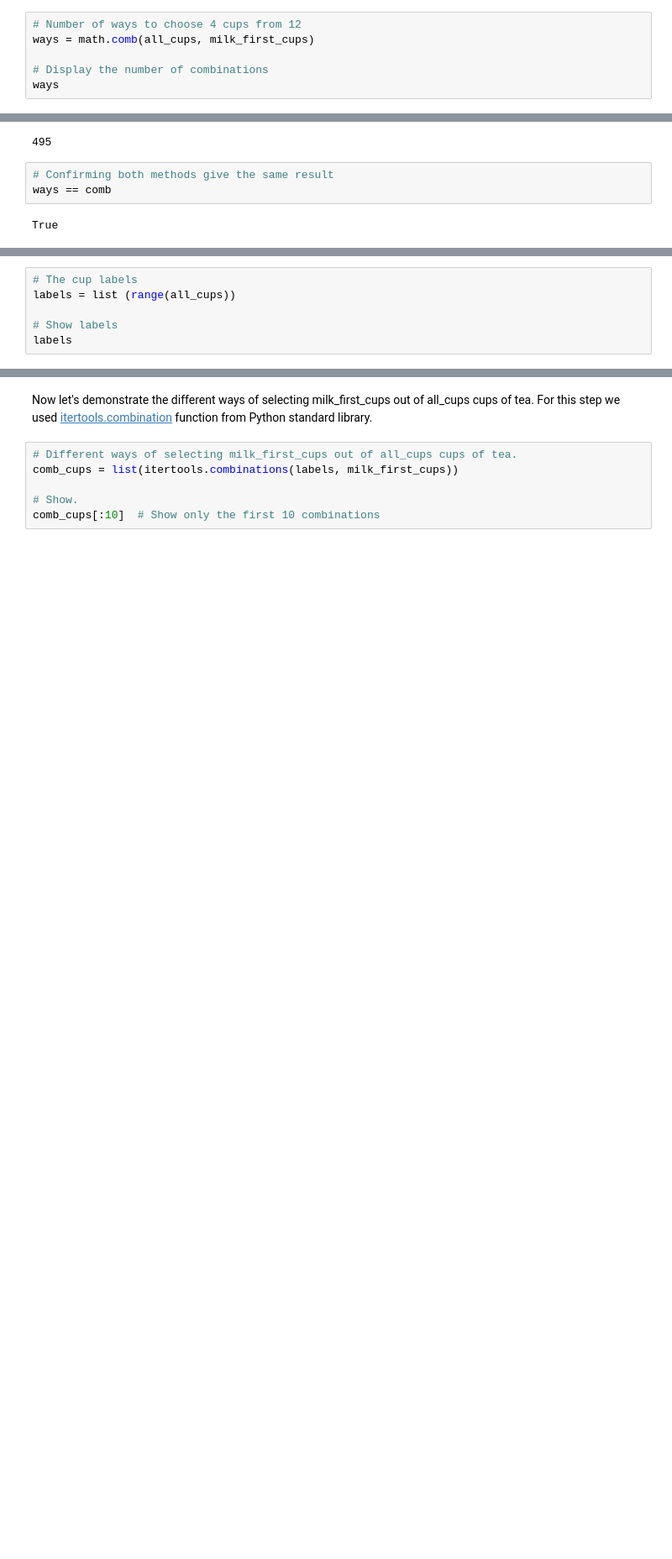
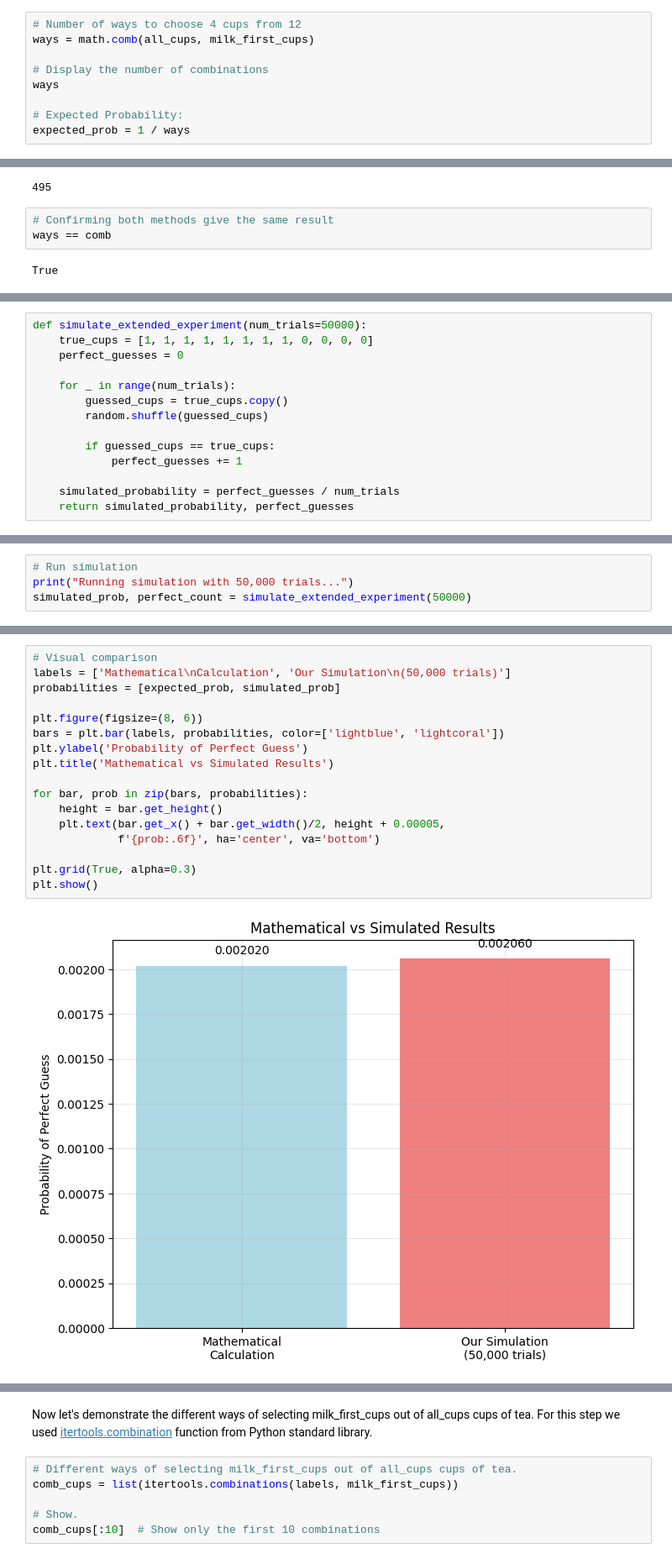
Before and after one commit to filipekojak88/applied_statistics, a Jupyter notebook: problems.ipynb, the cells around one changed output, grey strips where cells are left out. Shown: that part at 84% size. Saved outputs shown, nothing was run; the diff lists cells and outputs as text; blank space fills up the shorter version.

Commit message:
Improving Lady Tasting Tea Experiment

```diff
--- a/problems.ipynb
+++ b/problems.ipynb
@@ -83,3 +143,6 @@ ways = math.comb(all_cups, milk_first_cups)
 
 # Display the number of combinations
 ways
+
+# Expected Probability:
+expected_prob = 1 / ways
@@ -148,6 +209,14 @@ Let's start by applying labels to each one of the cups:
 # %%
-# The cup labels
-labels = list (range(all_cups))
+def simulate_extended_experiment(num_trials=50000):
+    true_cups = [1, 1, 1, 1, 1, 1, 1, 1, 0, 0, 0, 0]
+    perfect_guesses = 0
 
-# Show labels
-labels
+    for _ in range(num_trials):
+        guessed_cups = true_cups.copy()
+        random.shuffle(guessed_cups)
+
+        if guessed_cups == true_cups:
+            perfect_guesses += 1
+
+    simulated_probability = perfect_guesses / num_trials
+    return simulated_probability, perfect_guesses
@@ -155,0 +223,4 @@ labels
+# %%
+# Run simulation
+print("Running simulation with 50,000 trials...")
+simulated_prob, perfect_count = simulate_extended_experiment(50000)
@@ -155,0 +247,19 @@ labels
+# %%
+# Visual comparison
+labels = ['Mathematical\nCalculation', 'Our Simulation\n(50,000 trials)']
+probabilities = [expected_prob, simulated_prob]
+
+plt.figure(figsize=(8, 6))
+bars = plt.bar(labels, probabilities, color=['lightblue', 'lightcoral'])
+plt.ylabel('Probability of Perfect Guess')
+plt.title('Mathematical vs Simulated Results')
+
+for bar, prob in zip(bars, probabilities):
+    height = bar.get_height()
+    plt.text(bar.get_x() + bar.get_width()/2, height + 0.00005,
+             f'{prob:.6f}', ha='center', va='bottom')
+
+plt.grid(True, alpha=0.3)
+plt.show()
+# %% [output]
+[figure, added]
```
Also changed, not shown: parts of 17 cells of this notebook.
